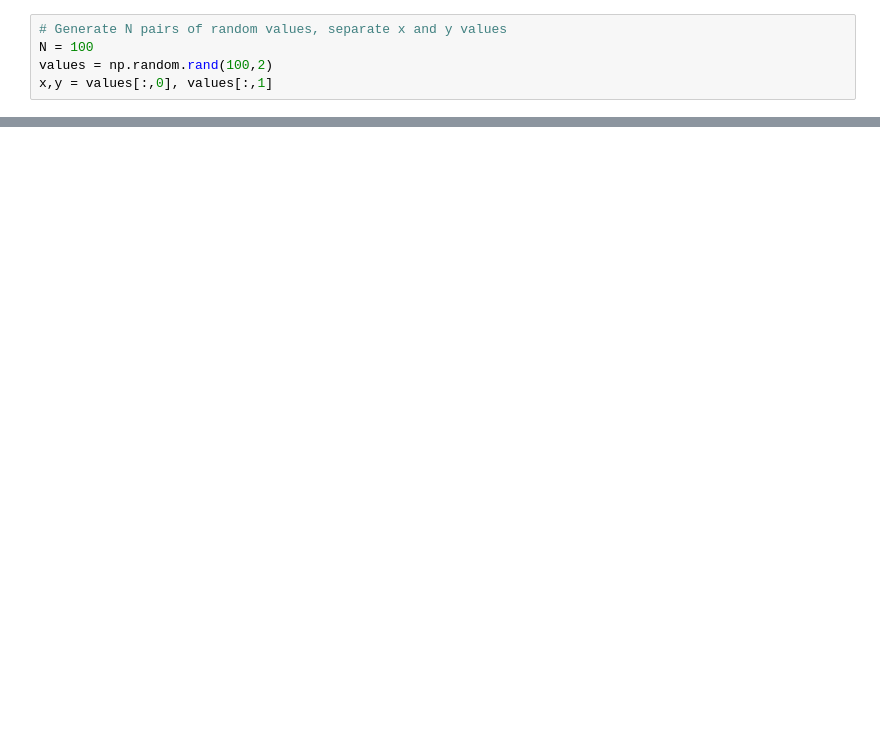
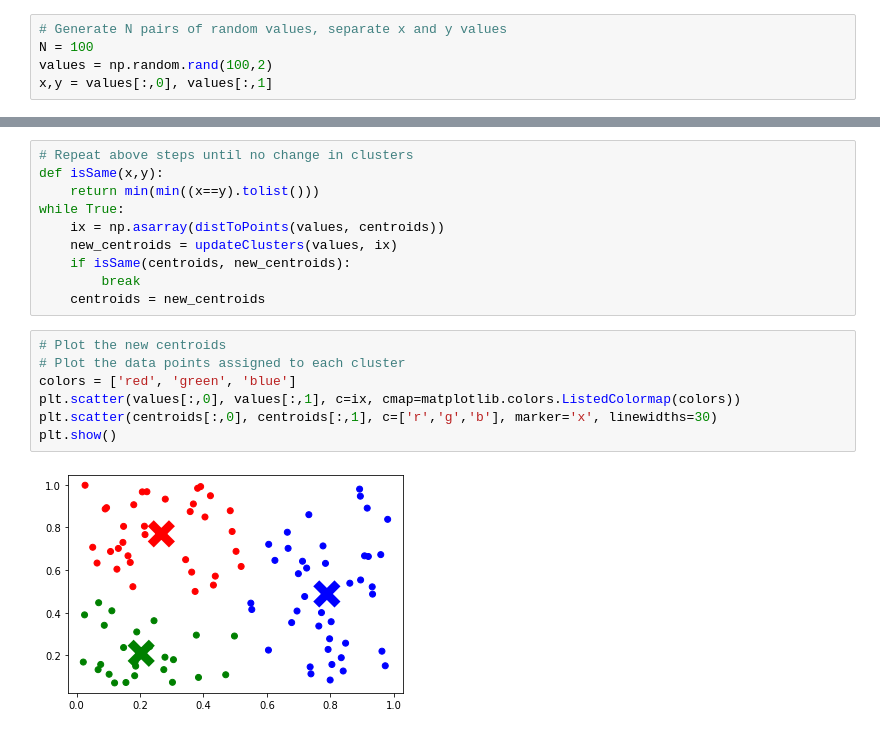
Before and after one commit to samirchowd/funbooks, a Jupyter notebook: kmeans.ipynb, the cells around one changed output, grey strips where cells are left out. Cells and saved outputs as stored; diff of their text form; blank space fills up the shorter version.

```diff
--- a/kmeans.ipynb
+++ b/kmeans.ipynb
@@ -30,0 +91,19 @@ ValueError: x and y must be the same size
+# %%
+# Repeat above steps until no change in clusters
+def isSame(x,y):
+    return min(min((x==y).tolist()))
+while True:
+    ix = np.asarray(distToPoints(values, centroids))
+    new_centroids = updateClusters(values, ix)
+    if isSame(centroids, new_centroids):
+        break
+    centroids = new_centroids
+# %%
+# Plot the new centroids
+# Plot the data points assigned to each cluster
+colors = ['red', 'green', 'blue']
+plt.scatter(values[:,0], values[:,1], c=ix, cmap=matplotlib.colors.ListedColormap(colors))
+plt.scatter(centroids[:,0], centroids[:,1], c=['r','g','b'], marker='x', linewidths=30)
+plt.show()
+# %% [output]
+[figure, added]
```
Also changed, not shown: parts of 8 cells of this notebook.
